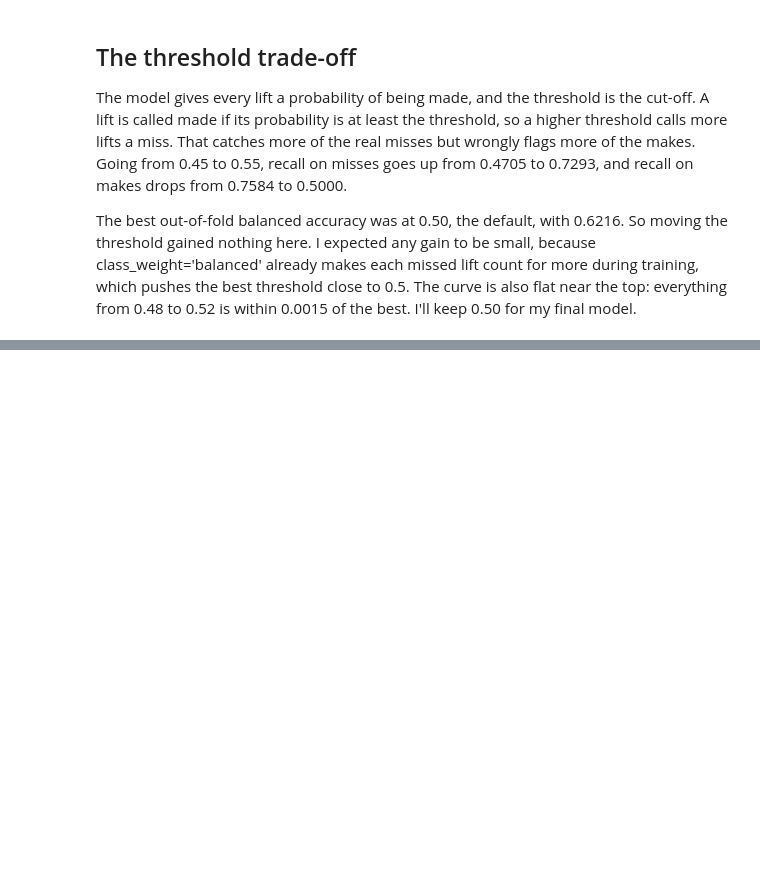
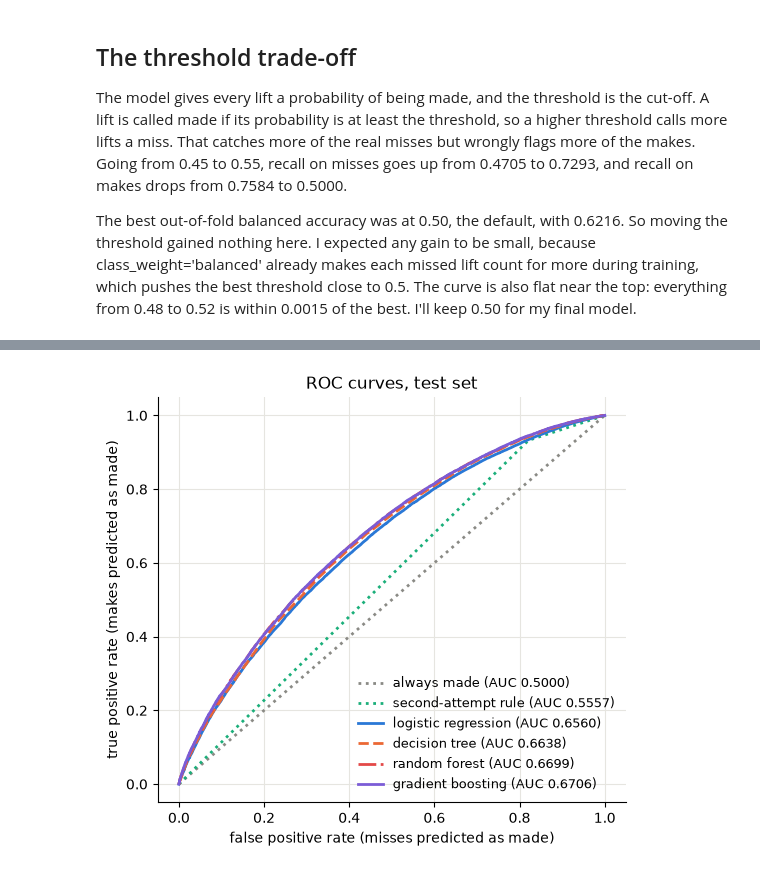
Before and after one commit to Jake23461/CT4101-Powerlifting, a Jupyter notebook: notebooks/05_final.ipynb, the cells around one changed output, grey strips where cells are left out. Drawn from its saved outputs; the diff is of its cells as text; code cells hidden in the pictures; blank space fills up the shorter version.

```diff
--- a/notebooks/05_final.ipynb
+++ b/notebooks/05_final.ipynb
@@ -240,0 +339,22 @@ The best out-of-fold balanced accuracy was at 0.50, the default, with 0.6216. So
+# %%
+# Always made gives every lift the same probability, so its curve is the diagonal.
+PURPLE = '#7b5cd6'
+styles = {'always made': (GREY, ':'), 'second-attempt rule': (AQUA, ':'),
+          'logistic regression': (BLUE, '-'), 'decision tree': (ORANGE, '--'),
+          'random forest': (RED, '-.'), 'gradient boosting': (PURPLE, '-')}
+fig, ax = plt.subplots(figsize=(5.5, 5))
+for name, model in fitted.items():
+    prob = final_test_prob if name == best_name else model.predict_proba(X_test)[:, 1]
+    false_pos, true_pos, _ = roc_curve(y_test, prob)
+    colour, line = styles[name]
+    ax.plot(false_pos, true_pos, color=colour, linestyle=line, linewidth=2,
+            label=f'{name} (AUC {roc_auc_score(y_test, prob):.4f})')
+ax.set_xlabel('false positive rate (misses predicted as made)')
+ax.set_ylabel('true positive rate (makes predicted as made)')
+ax.set_title('ROC curves, test set')
+ax.legend(loc='lower right', frameon=False, fontsize=9)
+fig.tight_layout()
+fig.savefig(FIGURES / 'test_roc_curves.png', dpi=150)
+plt.show()
+# %% [output]
+[figure, added]
```
Also changed, not shown: parts of 9 cells of this notebook, 3 other files.
